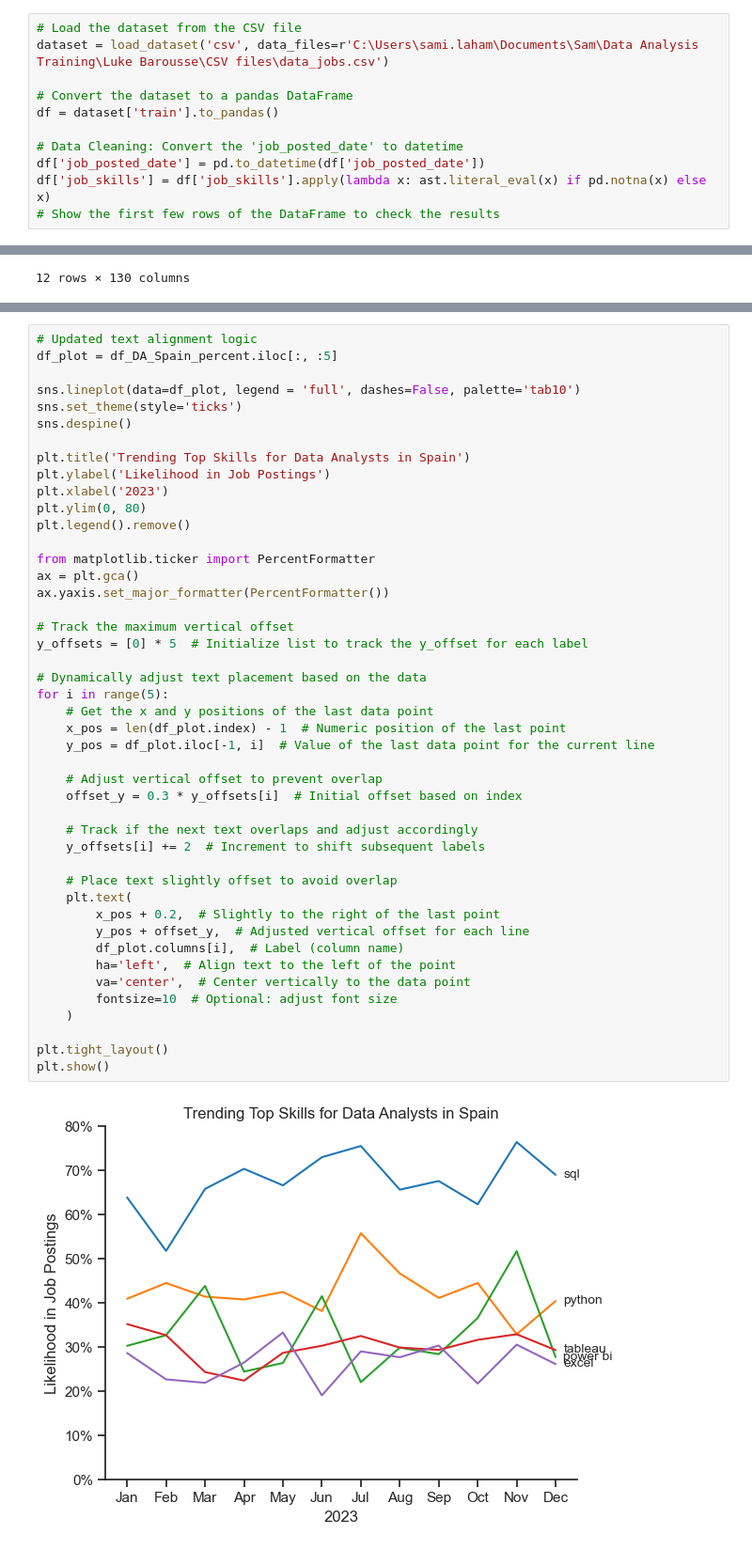
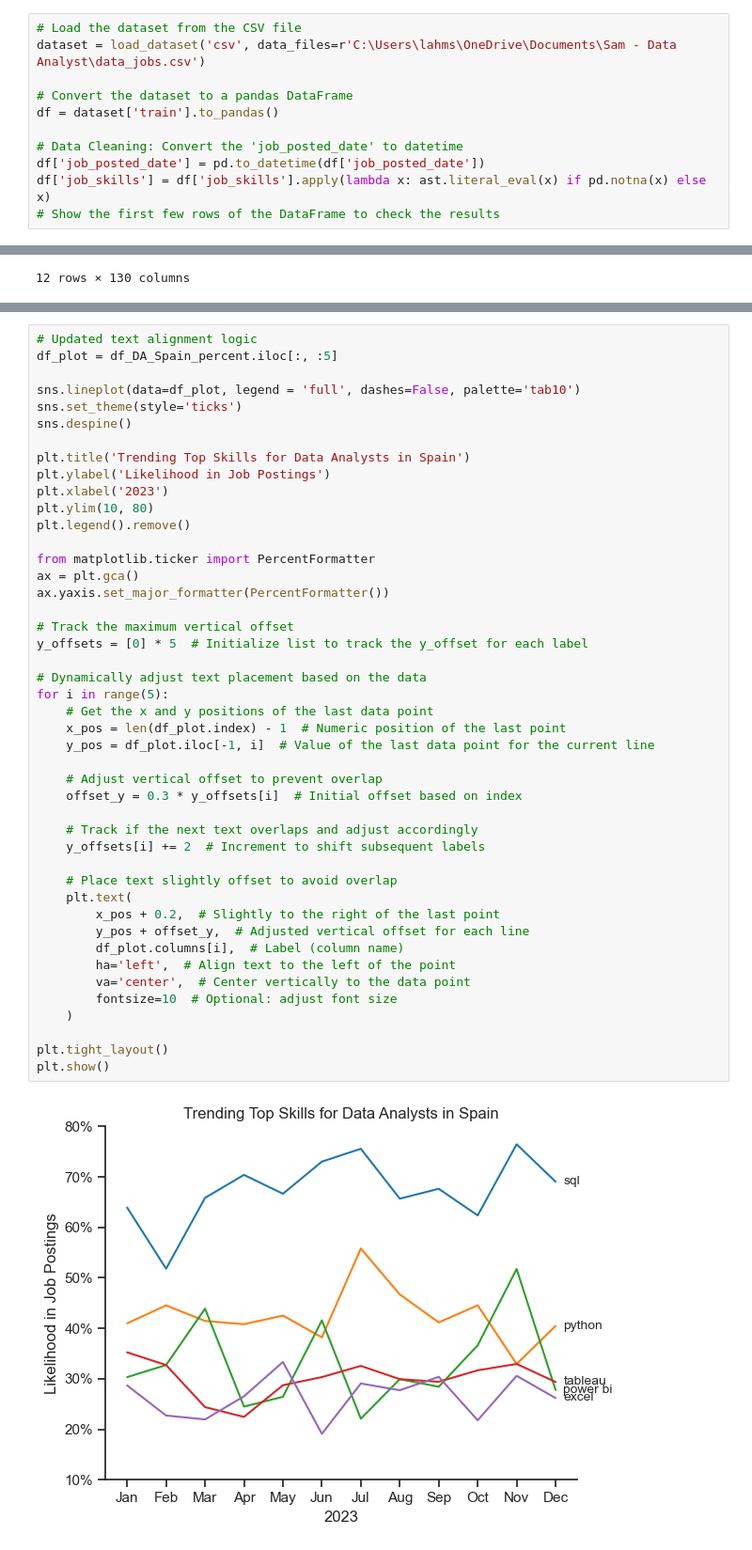
Before and after one commit to sam-laham83/Data_Analysis_Job_Insights_Spain, a Jupyter notebook: 3_Project/3_Skills Trends.ipynb, the cells around one changed output, grey strips where cells are left out. Shown at 94% size. Drawn from its saved outputs; the diff is of its cells as text.

```diff
--- a/3_Project/3_Skills Trends.ipynb
+++ b/3_Project/3_Skills Trends.ipynb
@@ -9,7 +9,7 @@ from datasets import load_dataset
 import seaborn as sns
 # %%
 # Load the dataset from the CSV file
-dataset = load_dataset('csv', data_files=r'C:\Users\sami.laham\Documents\Sam\Data Analysis Training\Luke Barousse\CSV files\data_jobs.csv')
+dataset = load_dataset('csv', data_files=r'C:\Users\lahms\OneDrive\Documents\Sam - Data Analyst\data_jobs.csv')
 
 # Convert the dataset to a pandas DataFrame
 df = dataset['train'].to_pandas()
@@ -220,7 +220,7 @@ sns.despine()
 plt.title('Trending Top Skills for Data Analysts in Spain')
 plt.ylabel('Likelihood in Job Postings')
 plt.xlabel('2023')
-plt.ylim(0, 80)
+plt.ylim(10, 80)
 plt.legend().remove()
 
 from matplotlib.ticker import PercentFormatter
@@ -228,31 +228,31 @@ ax = plt.gca()
 ax.yaxis.set_major_formatter(PercentFormatter())
 
 # Track the maximum vertical offset
 y_offsets = [0] * 5  # Initialize list to track the y_offset for each label
 
 # Dynamically adjust text placement based on the data
 for i in range(5):
     # Get the x and y positions of the last data point
     x_pos = len(df_plot.index) - 1  # Numeric position of the last point
     y_pos = df_plot.iloc[-1, i]  # Value of the last data point for the current line
 
     # Adjust vertical offset to prevent overlap
     offset_y = 0.3 * y_offsets[i]  # Initial offset based on index
 
     # Track if the next text overlaps and adjust accordingly
     y_offsets[i] += 2  # Increment to shift subsequent labels
 
     # Place text slightly offset to avoid overlap
     plt.text(
         x_pos + 0.2,  # Slightly to the right of the last point
         y_pos + offset_y,  # Adjusted vertical offset for each line
         df_plot.columns[i],  # Label (column name)
         ha='left',  # Align text to the left of the point
         va='center',  # Center vertically to the data point
         fontsize=10  # Optional: adjust font size
     )
 
 plt.tight_layout()
 plt.show()
 # %% [output]
-[figure, old version]
+[figure, new version]
```
Also changed, not shown: 6 other files.
